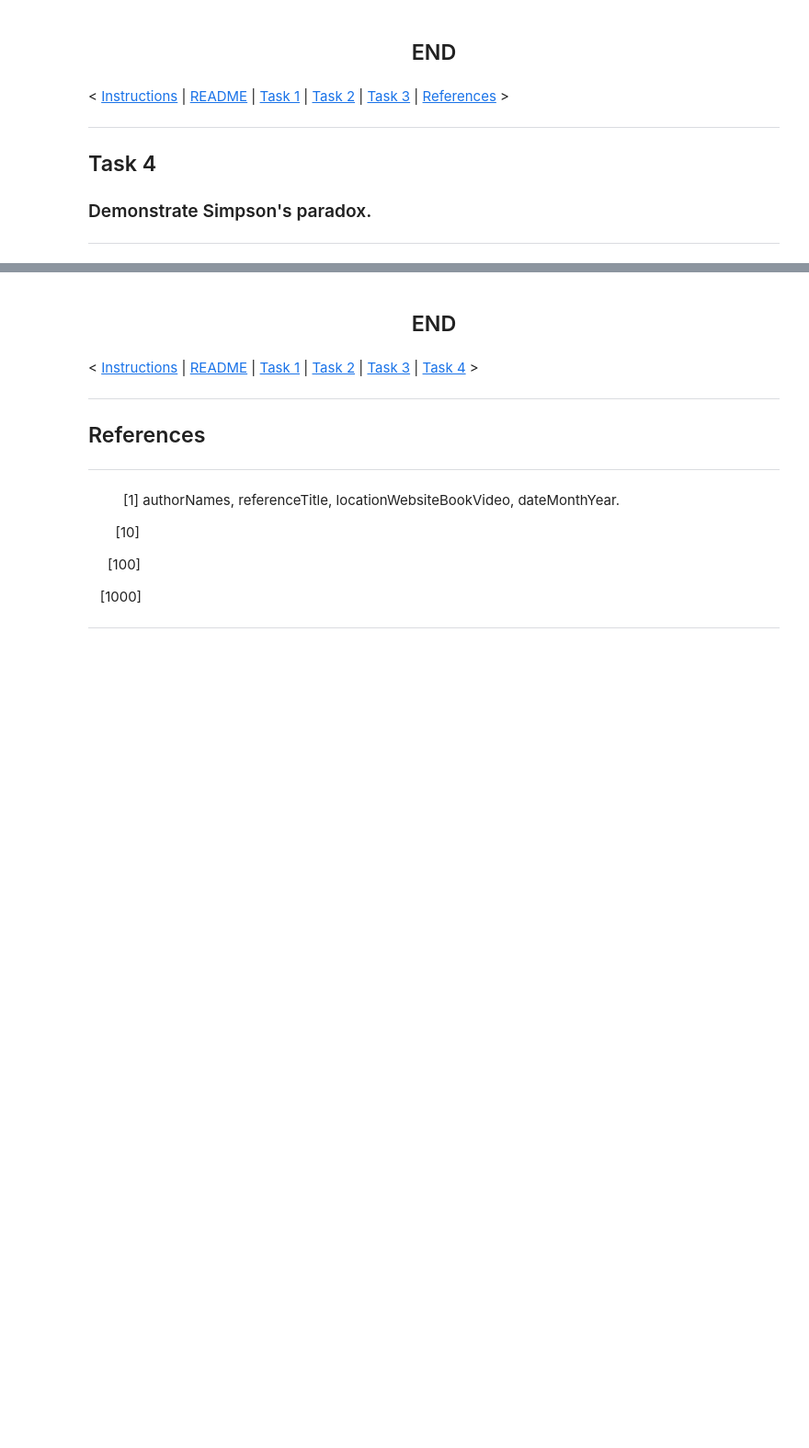
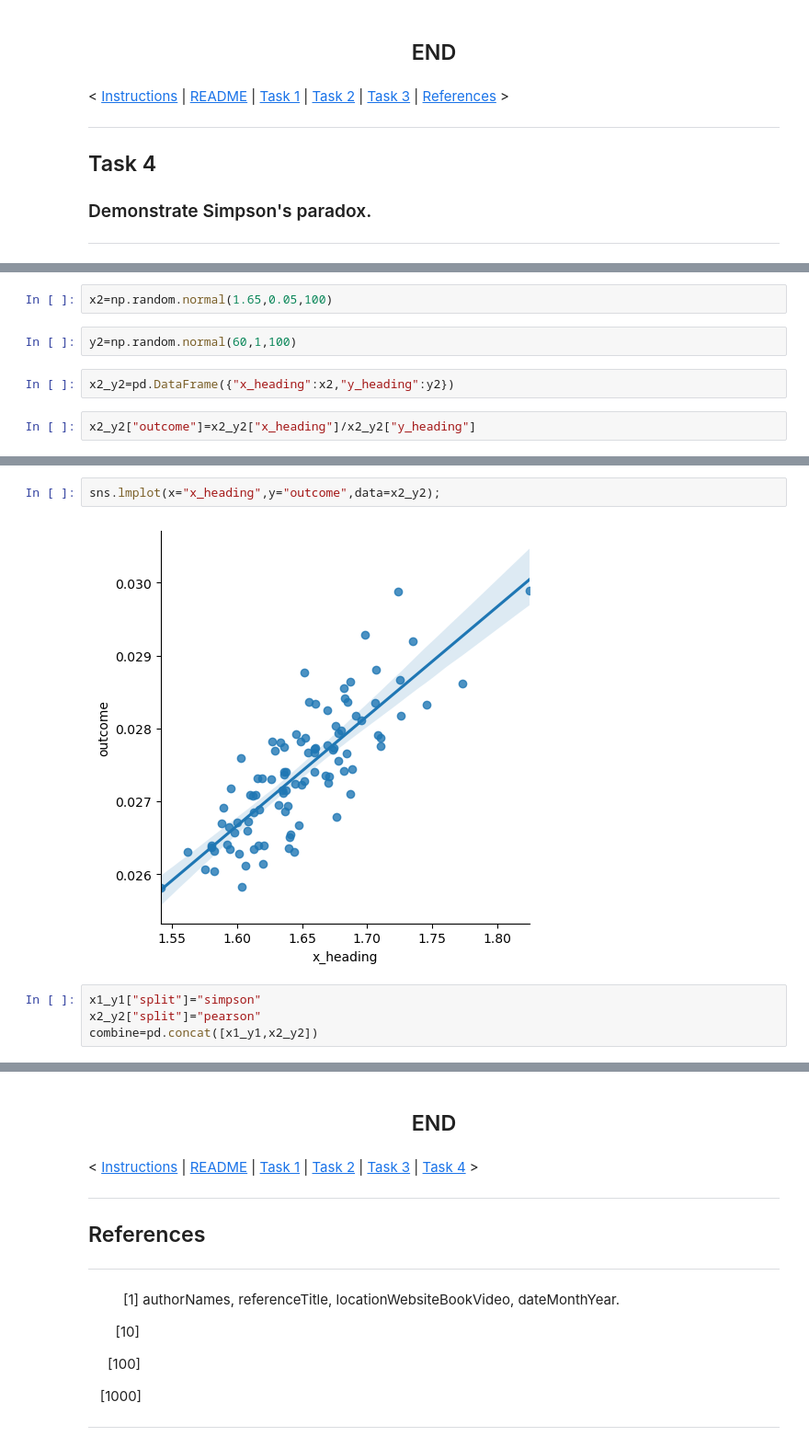
Before and after one commit to E6985/fda-tasks, a Jupyter notebook: Fundamentals-of-Data-Analysis-Tasks-2020.ipynb, the cells around one changed output, grey strips where cells are left out. Shown at 92% size. Drawn from its saved outputs; the diff is of its cells as text; blank space fills up the shorter version.

```diff
--- a/Fundamentals-of-Data-Analysis-Tasks-2020.ipynb
+++ b/Fundamentals-of-Data-Analysis-Tasks-2020.ipynb
@@ -987,0 +1032,8 @@ sns.distplot(nOutput);
+# %%
+x2=np.random.normal(1.65,0.05,100)
+# %%
+y2=np.random.normal(60,1,100)
+# %%
+x2_y2=pd.DataFrame({"x_heading":x2,"y_heading":y2})
+# %%
+x2_y2["outcome"]=x2_y2["x_heading"]/x2_y2["y_heading"]
@@ -987,0 +1056,8 @@ sns.distplot(nOutput);
+# %%
+sns.lmplot(x="x_heading",y="outcome",data=x2_y2);
+# %% [output]
+[figure, added]
+# %%
+x1_y1["split"]="simpson"
+x2_y2["split"]="pearson"
+combine=pd.concat([x1_y1,x2_y2])
```
Also changed, not shown: parts of 20 cells of this notebook.
